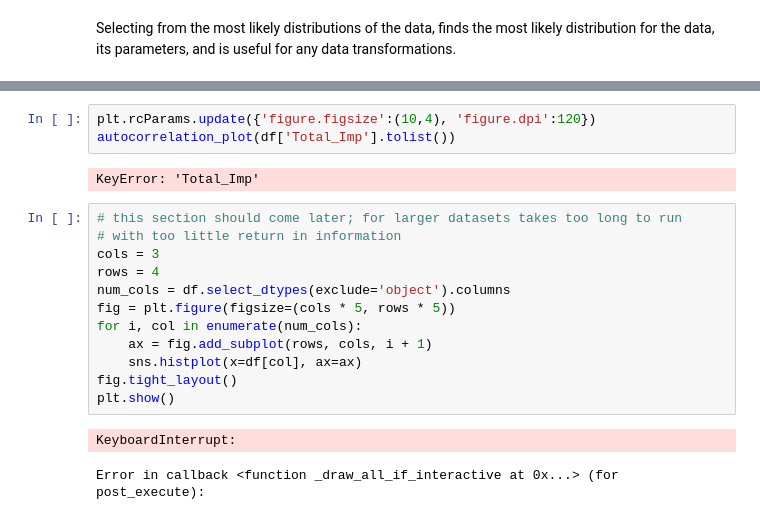
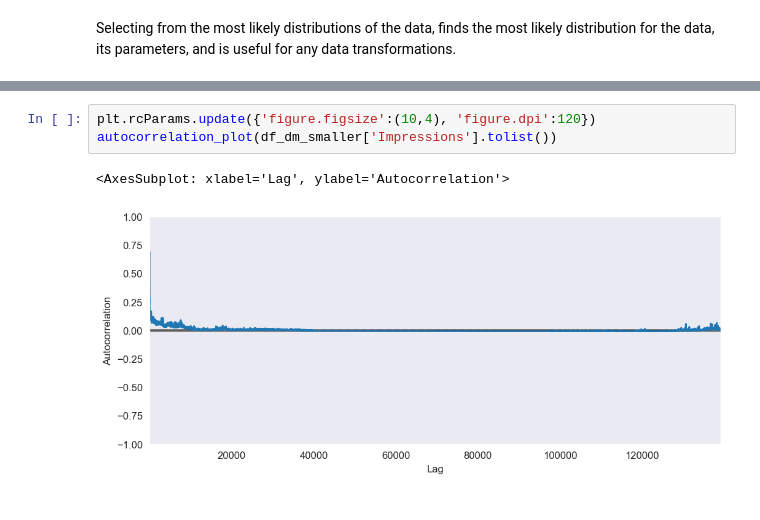
Before and after one commit to NA-Git/Bayesian_Methods, a Jupyter notebook: attribution/MMM/EDA.ipynb, the cells around one changed output, grey strips where cells are left out. Cells and saved outputs as stored; diff of their text form.

```diff
--- a/attribution/MMM/EDA.ipynb
+++ b/attribution/MMM/EDA.ipynb
@@ -317,22 +341,8 @@ KeyError: 'Total_Imp'
 # %%
 plt.rcParams.update({'figure.figsize':(10,4), 'figure.dpi':120})
-autocorrelation_plot(df['Total_Imp'].tolist())
+autocorrelation_plot(df_dm_smaller['Impressions'].tolist())
 # %% [output]
-KeyError: 'Total_Imp'
+<AxesSubplot: xlabel='Lag', ylabel='Autocorrelation'>
+[figure, added]
-# %%
-# this section should come later; for larger datasets takes too long to run
-# with too little return in information
-cols = 3
-rows = 4
-num_cols = df.select_dtypes(exclude='object').columns
-fig = plt.figure(figsize=(cols * 5, rows * 5))
-for i, col in enumerate(num_cols):
-    ax = fig.add_subplot(rows, cols, i + 1)
-    sns.histplot(x=df[col], ax=ax)
-fig.tight_layout()
-plt.show()
-# %% [output]
-KeyboardInterrupt:
-Error in callback <function _draw_all_if_interactive at 0x...> (for post_execute):
 # %%
 df.to_csv('df_mean.csv', encoding='utf-8', index=False)
```
Also changed, not shown: parts of 30 cells of this notebook, 1 other file.
